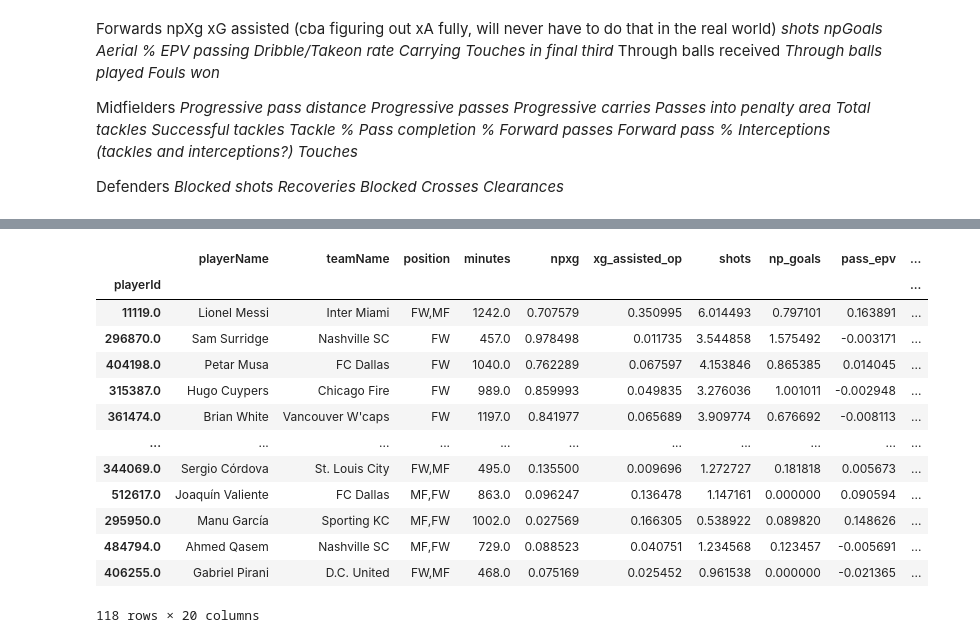
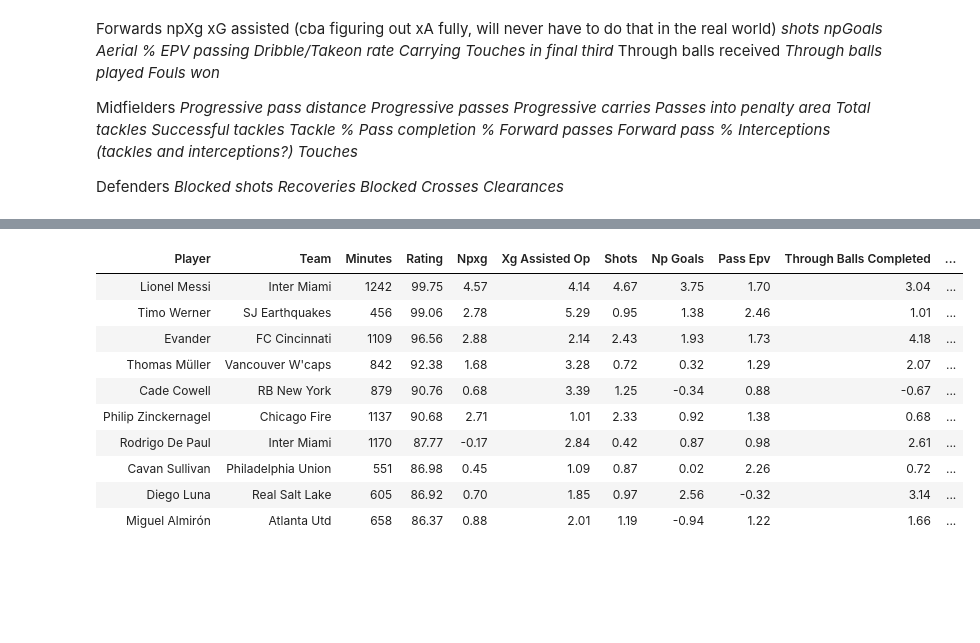
Before and after one commit to nkrackeler30/MLSCompRatingArticle, a Jupyter notebook: CompRatingArticle.ipynb, the cells around one changed output, grey strips where cells are left out. Saved outputs shown, nothing was run; the diff lists cells and outputs as text; code cells hidden in the pictures; blank space fills up the shorter version.

```diff
--- a/CompRatingArticle.ipynb
+++ b/CompRatingArticle.ipynb
@@ -398,17 +521,17 @@ df3_striker = obj.generate_ratings(position='FW', df_data= df, inclusive = False
-# %%
-df3_striker
-# %% [output]
-|  | playerName | teamName | position | minutes | npxg | xg_assisted_op | shots | np_goals | pass_epv | ... |
-| playerId |  |  |  |  |  |  |  |  |  | ... |
-| 11119.0 | Lionel Messi | Inter Miami | FW,MF | 1242.0 | 0.707579 | 0.350995 | 6.014493 | 0.797101 | 0.163891 | ... |
-| 296870.0 | Sam Surridge | Nashville SC | FW | 457.0 | 0.978498 | 0.011735 | 3.544858 | 1.575492 | -0.003171 | ... |
-| 404198.0 | Petar Musa | FC Dallas | FW | 1040.0 | 0.762289 | 0.067597 | 4.153846 | 0.865385 | 0.014045 | ... |
-| 315387.0 | Hugo Cuypers | Chicago Fire | FW | 989.0 | 0.859993 | 0.049835 | 3.276036 | 1.001011 | -0.002948 | ... |
-| 361474.0 | Brian White | Vancouver W'caps | FW | 1197.0 | 0.841977 | 0.065689 | 3.909774 | 0.676692 | -0.008113 | ... |
-| ... | ... | ... | ... | ... | ... | ... | ... | ... | ... | ... |
-| 344069.0 | Sergio Córdova | St. Louis City | FW,MF | 495.0 | 0.135500 | 0.009696 | 1.272727 | 0.181818 | 0.005673 | ... |
-| 512617.0 | Joaquín Valiente | FC Dallas | MF,FW | 863.0 | 0.096247 | 0.136478 | 1.147161 | 0.000000 | 0.090594 | ... |
-| 295950.0 | Manu García | Sporting KC | MF,FW | 1002.0 | 0.027569 | 0.166305 | 0.538922 | 0.089820 | 0.148626 | ... |
-| 484794.0 | Ahmed Qasem | Nashville SC | MF,FW | 729.0 | 0.088523 | 0.040751 | 1.234568 | 0.123457 | -0.005691 | ... |
-| 406255.0 | Gabriel Pirani | D.C. United | FW,MF | 468.0 | 0.075169 | 0.025452 | 0.961538 | 0.000000 | -0.021365 | ... |
-118 rows × 20 columns
+# %%
+ten = obj.generate_ratings(position='MF', df_data= df, inclusive = False, minutes_cutoff= 400, metric_names_and_weights={'npxg': 10,'xg_assisted_op':25, 'shots': 5, 'np_goals': 5, 'pass_epv': 20, 'through_balls_completed': 10, 'def_actions_final_third':10, 'dribbles_won': 5, 'dribble_success':5, 'carries_into_penalty_area' : 5}).sort_values('rating_100', ascending = False)
+ten = obj.simplify_ratings(ten)
+ten = obj.display_table(ten)
+ten
+# %% [output]
+| Player | Team | Minutes | Rating | Npxg | Xg Assisted Op | Shots | Np Goals | Pass Epv | Through Balls Completed | ... |
+| Lionel Messi | Inter Miami | 1242 | 99.75 | 4.57 | 4.14 | 4.67 | 3.75 | 1.70 | 3.04 | ... |
+| Timo Werner | SJ Earthquakes | 456 | 99.06 | 2.78 | 5.29 | 0.95 | 1.38 | 2.46 | 1.01 | ... |
+| Evander | FC Cincinnati | 1109 | 96.56 | 2.88 | 2.14 | 2.43 | 1.93 | 1.73 | 4.18 | ... |
+| Thomas Müller | Vancouver W'caps | 842 | 92.38 | 1.68 | 3.28 | 0.72 | 0.32 | 1.29 | 2.07 | ... |
+| Cade Cowell | RB New York | 879 | 90.76 | 0.68 | 3.39 | 1.25 | -0.34 | 0.88 | -0.67 | ... |
+| Philip Zinckernagel | Chicago Fire | 1137 | 90.68 | 2.71 | 1.01 | 2.33 | 0.92 | 1.38 | 0.68 | ... |
+| Rodrigo De Paul | Inter Miami | 1170 | 87.77 | -0.17 | 2.84 | 0.42 | 0.87 | 0.98 | 2.61 | ... |
+| Cavan Sullivan | Philadelphia Union | 551 | 86.98 | 0.45 | 1.09 | 0.87 | 0.02 | 2.26 | 0.72 | ... |
+| Diego Luna | Real Salt Lake | 605 | 86.92 | 0.70 | 1.85 | 0.97 | 2.56 | -0.32 | 3.14 | ... |
+| Miguel Almirón | Atlanta Utd | 658 | 86.37 | 0.88 | 2.01 | 1.19 | -0.94 | 1.22 | 1.66 | ... |
```
Also changed, not shown: parts of 12 cells of this notebook.
